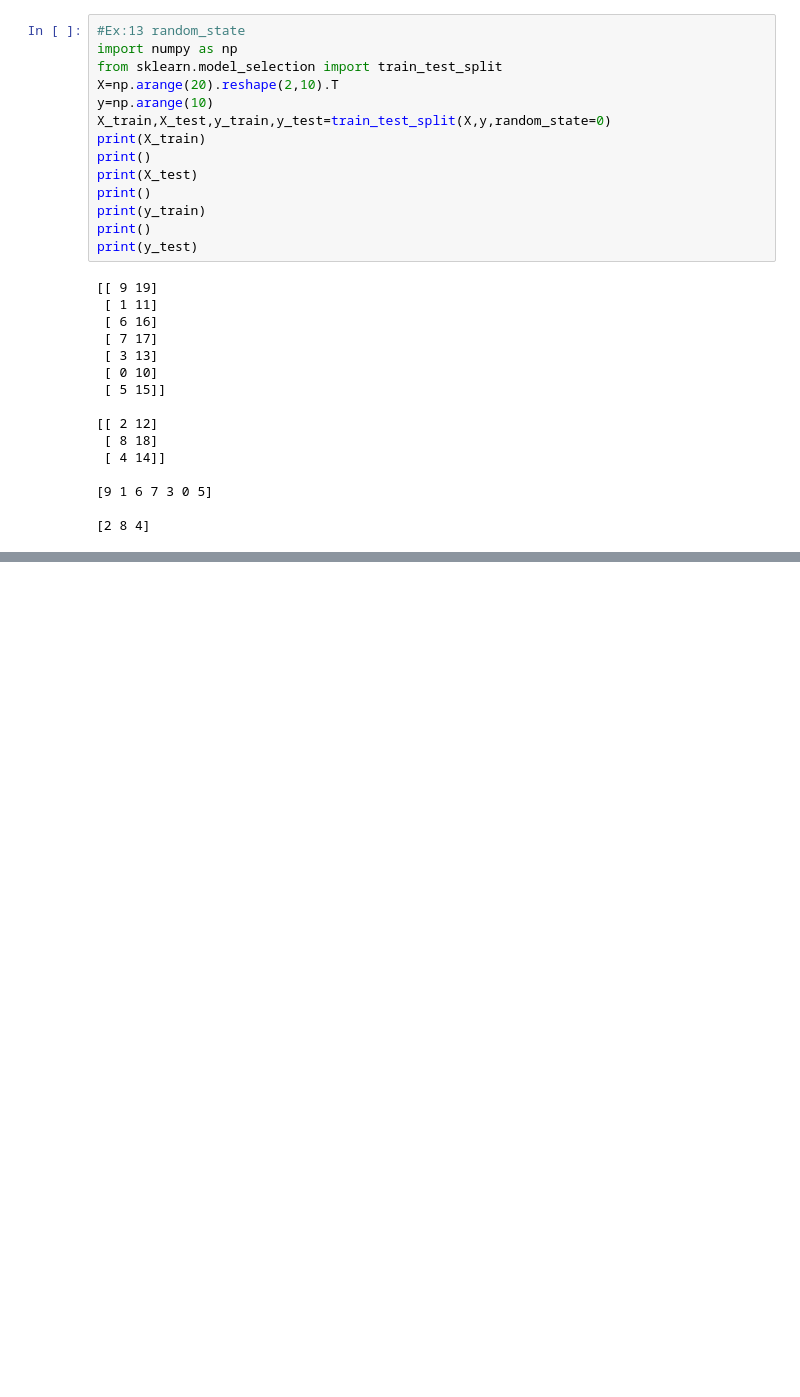
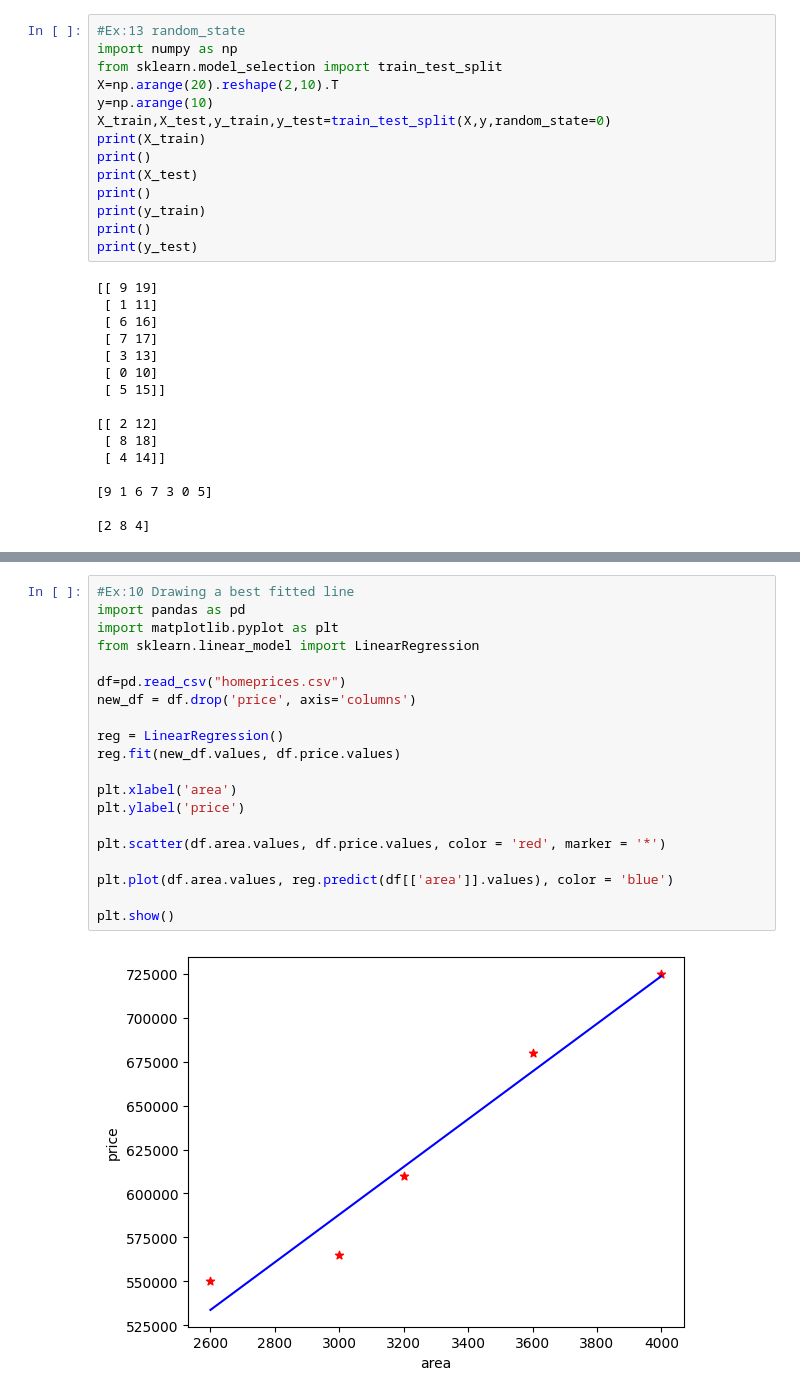
Before and after one commit to lokeshneerasa/MACHINE-LEARNING, a Jupyter notebook: MACHINE_LEARNING.ipynb, the cells around one changed output, grey strips where cells are left out. Saved outputs shown, nothing was run; the diff lists cells and outputs as text; blank space fills up the shorter version.

```diff
--- a/MACHINE_LEARNING.ipynb
+++ b/MACHINE_LEARNING.ipynb
@@ -230,0 +379,22 @@ print(y_test)
+# %%
+#Ex:10 Drawing a best fitted line
+import pandas as pd
+import matplotlib.pyplot as plt
+from sklearn.linear_model import LinearRegression
+
+df=pd.read_csv("homeprices.csv")
+new_df = df.drop('price', axis='columns')
+
+reg = LinearRegression()
+reg.fit(new_df.values, df.price.values)
+
+plt.xlabel('area')
+plt.ylabel('price')
+
+plt.scatter(df.area.values, df.price.values, color = 'red', marker = '*')
+
+plt.plot(df.area.values, reg.predict(df[['area']].values), color = 'blue')
+
+plt.show()
+# %% [output]
+[figure, added]
```
Also changed, not shown: parts of 10 cells of this notebook.
